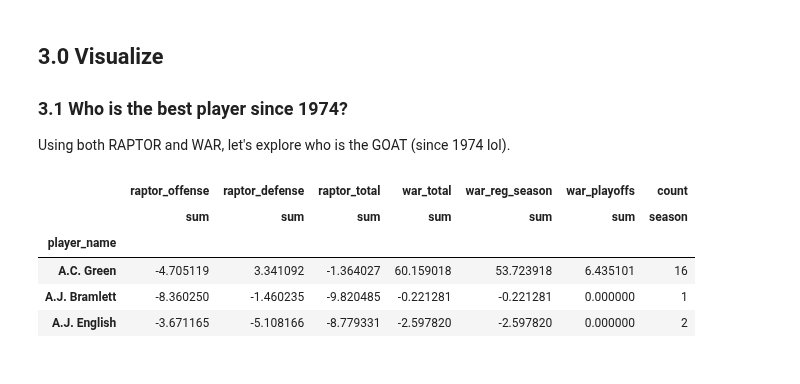
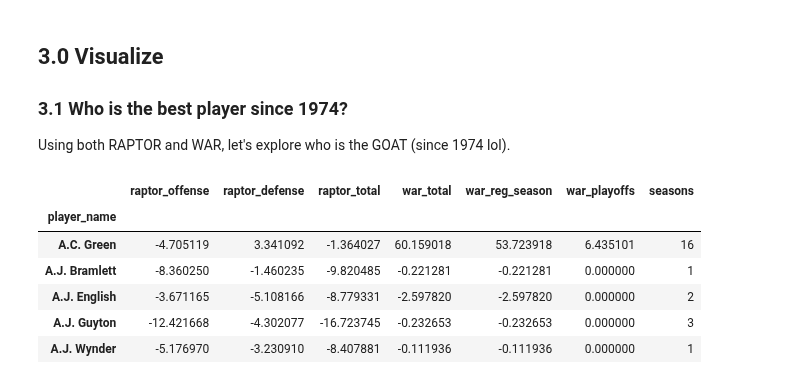
Before and after one commit to BrettlyCD/data538-nba, a Jupyter notebook: viz.ipynb, the cells around one changed output. Cells and saved outputs as stored; diff of their text form; code cells hidden in the pictures.

```diff
--- a/viz.ipynb
+++ b/viz.ipynb
@@ -80,13 +80,16 @@ sea_count = pd.DataFrame(nba.groupby('player_name')[['season']].nunique())
 #merge dataframes
 #group_nba = pd.merge(car_totals, sea_count, on='player_name', how='inner', suffixes=('_x', '_y'))
 
-nba_group = car_totals.join(pd.concat([sea_count], axis=1, keys=['count']))
+nba_group = car_totals.join(pd.concat([sea_count], axis=1, keys=['seasons']))
+# %%
+nba_group = nba_group.droplevel(1, axis=1)
 # %%
-nba_group.head(3)
+nba_group.head()
 # %% [output]
-|  | raptor_offense | raptor_defense | raptor_total | war_total | war_reg_season | war_playoffs | count |
-|  | sum | sum | sum | sum | sum | sum | season |
+|  | raptor_offense | raptor_defense | raptor_total | war_total | war_reg_season | war_playoffs | seasons |
 | player_name |  |  |  |  |  |  |  |
 | A.C. Green | -4.705119 | 3.341092 | -1.364027 | 60.159018 | 53.723918 | 6.435101 | 16 |
 | A.J. Bramlett | -8.360250 | -1.460235 | -9.820485 | -0.221281 | -0.221281 | 0.000000 | 1 |
 | A.J. English | -3.671165 | -5.108166 | -8.779331 | -2.597820 | -2.597820 | 0.000000 | 2 |
+| A.J. Guyton | -12.421668 | -4.302077 | -16.723745 | -0.232653 | -0.232653 | 0.000000 | 3 |
+| A.J. Wynder | -5.176970 | -3.230910 | -8.407881 | -0.111936 | -0.111936 | 0.000000 | 1 |
```
Also changed, not shown: parts of 4 cells of this notebook.
